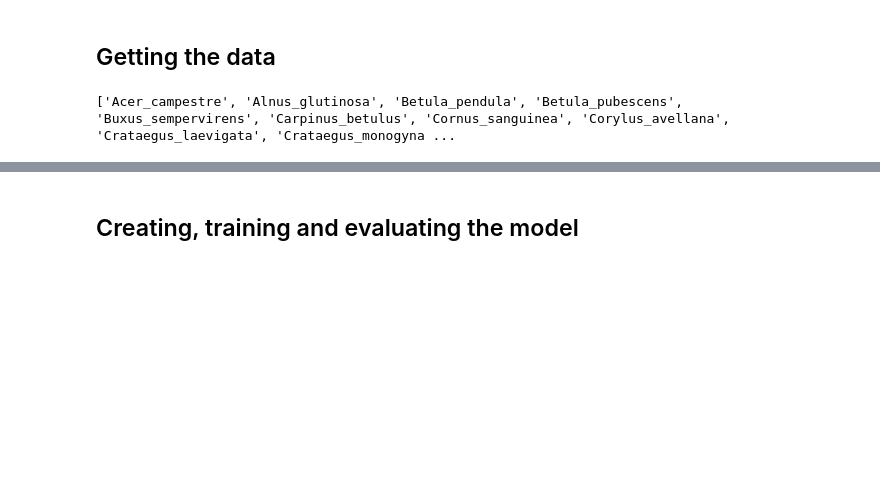
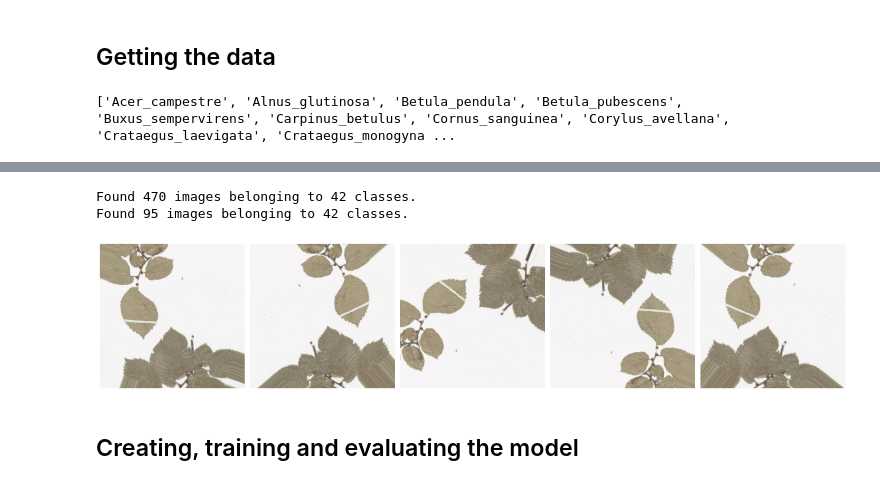
Before and after one commit to bertagallegoprm/Deep-learning-classifiers-for-plant-identification, a Jupyter notebook: models/image_classifier_nb.ipynb, the cells around one changed output, grey strips where cells are left out. Drawn from its saved outputs; the diff is of its cells as text; code cells hidden in the pictures; blank space fills up the shorter version.

```diff
--- a/models/image_classifier_nb.ipynb
+++ b/models/image_classifier_nb.ipynb
@@ -106,6 +91,33 @@ plot_images(sample_training_images[:5])
+# %%
+train_datagen = ImageDataGenerator(rescale=1./255,
+                                            rotation_range=45,
+                                            horizontal_flip=True,
+                                            vertical_flip=True,
+                                            validation_split = 0.20)
+# %%
+train_array = train_datagen.flow_from_directory(directory = train_dir,
+                                            target_size=(img_width, img_height),
+                                            color_mode = color_mode,
+                                            shuffle = shuffle,
+                                            class_mode = class_mode,
+                                            subset = "training",
+                                            seed=seed
+                                            )
+validation_array = train_datagen.flow_from_directory(train_dir,  # same directory as training data
+                                                    target_size=(img_width, img_height),
+                                                    color_mode = color_mode,
+                                                    #batch_size=batch_size,
+                                                    class_mode= class_mode,
+                                                    subset='validation',
+                                                    seed=seed) # set as validation data
+# %% [output]
+Found 470 images belonging to 42 classes.
+Found 95 images belonging to 42 classes.
 # %%
-#aumented_images = [train_array[0][0][0] for i in range(5)]
-#plotImages(augmented_images)
+augmented_images = [train_array[8][0][0] for i in range(5)]
+plot_images(augmented_images)
+# %% [output]
+[figure, added]
 # %% [markdown]
 ## Creating, training and evaluating the model
 # %% [markdown]
```
Also changed, not shown: parts of 18 cells of this notebook.
